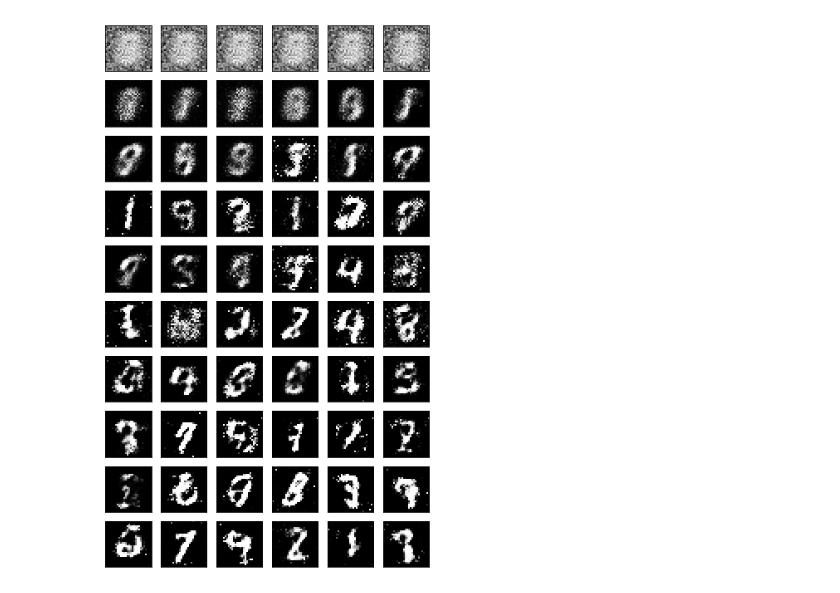
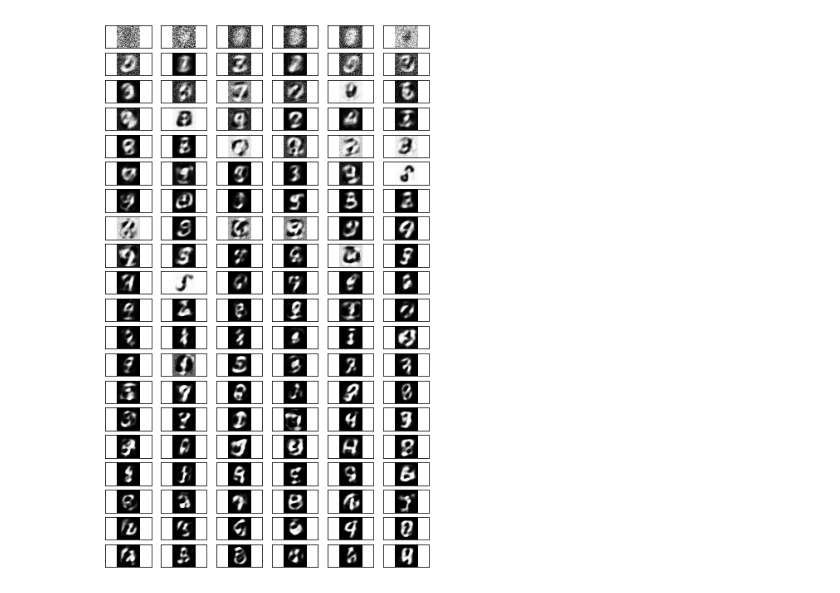
Before and after one commit to lsheiba/vae-mnist, a Jupyter notebook: vae.ipynb, the cells around one changed output. Cells and saved outputs as stored; diff of their text form; code cells hidden in the pictures.

```diff
--- a/vae.ipynb
+++ b/vae.ipynb
@@ -98,46 +57,41 @@ g_train_opt = tf.train.AdamOptimizer(learning_rate).minimize(g_loss, var_list=g_
 # %%
 batch_size = 100
-epochs = 100
+epochs = 50
 samples = []
 losses = []
 # Only save generator variables
-saver = tf.train.Saver(var_list=g_vars)
+saver = tf.train.Saver()
 with tf.Session() as sess:
     sess.run(tf.global_variables_initializer())
     for e in range(epochs):
         for ii in range(mnist.train.num_examples//batch_size):
             batch = mnist.train.next_batch(batch_size)
 
-            # Get images, reshape and rescale to pass to D
-            batch_images = batch[0].reshape((batch_size, 784))
-            batch_images = batch_images*2 - 1
+            # Get images
+            batch_images = batch[0].reshape((batch_size, input_size))
 
             # Sample random noise for G
-            batch_z = np.random.uniform(-1, 1, size=(batch_size, z_size))
+            batch_z = np.random.uniform(-1, 1, size=(batch_size, z_dim))
 
-            # Run optimizers
-            _ = sess.run(d_train_opt, feed_dict={input_real: batch_images, input_z: batch_z})
-            _ = sess.run(g_train_opt, feed_dict={input_z: batch_z})
+            # Run optimizer
+            sess.run(train_op, feed_dict={images: batch_images})
 
-        # At the end of each epoch, get the losses and print them out
-        train_loss_d = sess.run(d_loss, {input_z: batch_z, input_real: batch_images})
-        train_loss_g = g_loss.eval({input_z: batch_z})
+        # At the end of each epoch, get the loss and print it out
+        train_loss = sess.run(loss, {images: batch_images})
 
         print("Epoch {}/{}...".format(e+1, epochs),
-              "Discriminator Loss: {:.4f}...".format(train_loss_d),
-              "Generator Loss: {:.4f}".format(train_loss_g))
+              "Loss: {:.4f}".format(train_loss))
         # Save losses to view after training
-        losses.append((train_loss_d, train_loss_g))
+        losses.append(train_loss)
 
-        # Sample from generator as we're training for viewing afterwards
-        sample_z = np.random.uniform(-1, 1, size=(16, z_size))
+        # Sample an image as we're training for viewing afterwards
+        sample_z = np.random.randn(16, z_dim)
         gen_samples = sess.run(
-                       generator(input_z, input_size, n_units=g_hidden_size, reuse=True, alpha=alpha),
-                       feed_dict={input_z: sample_z})
+                       d_mu,
+                       feed_dict={z: sample_z})
         samples.append(gen_samples)
         saver.save(sess, './checkpoints/generator.ckpt')
-
-# Save training generator samples
-with open('train_samples.pkl', 'wb') as f:
-    pkl.dump(samples, f)
+        if np.isnan(train_loss):
+            print 'loss is NaN!'
+            break
 # %% [output]
@@ -188,12 +143,12 @@ _ = view_samples(-1, samples)
 # %%
-rows, cols = 10, 6
+rows, cols = min(len(samples), 20), 6
 fig, axes = plt.subplots(figsize=(7,12), nrows=rows, ncols=cols, sharex=True, sharey=True)
 
 for sample, ax_row in zip(samples[::int(len(samples)/rows)], axes):
     for img, ax in zip(sample[::int(len(sample)/cols)], ax_row):
         ax.imshow(img.reshape((28,28)), cmap='Greys_r')
         ax.xaxis.set_visible(False)
         ax.yaxis.set_visible(False)
 # %% [output]
-[figure, old version]
+[figure, new version]
 # %%
```
Also changed, not shown: parts of 18 cells of this notebook.
